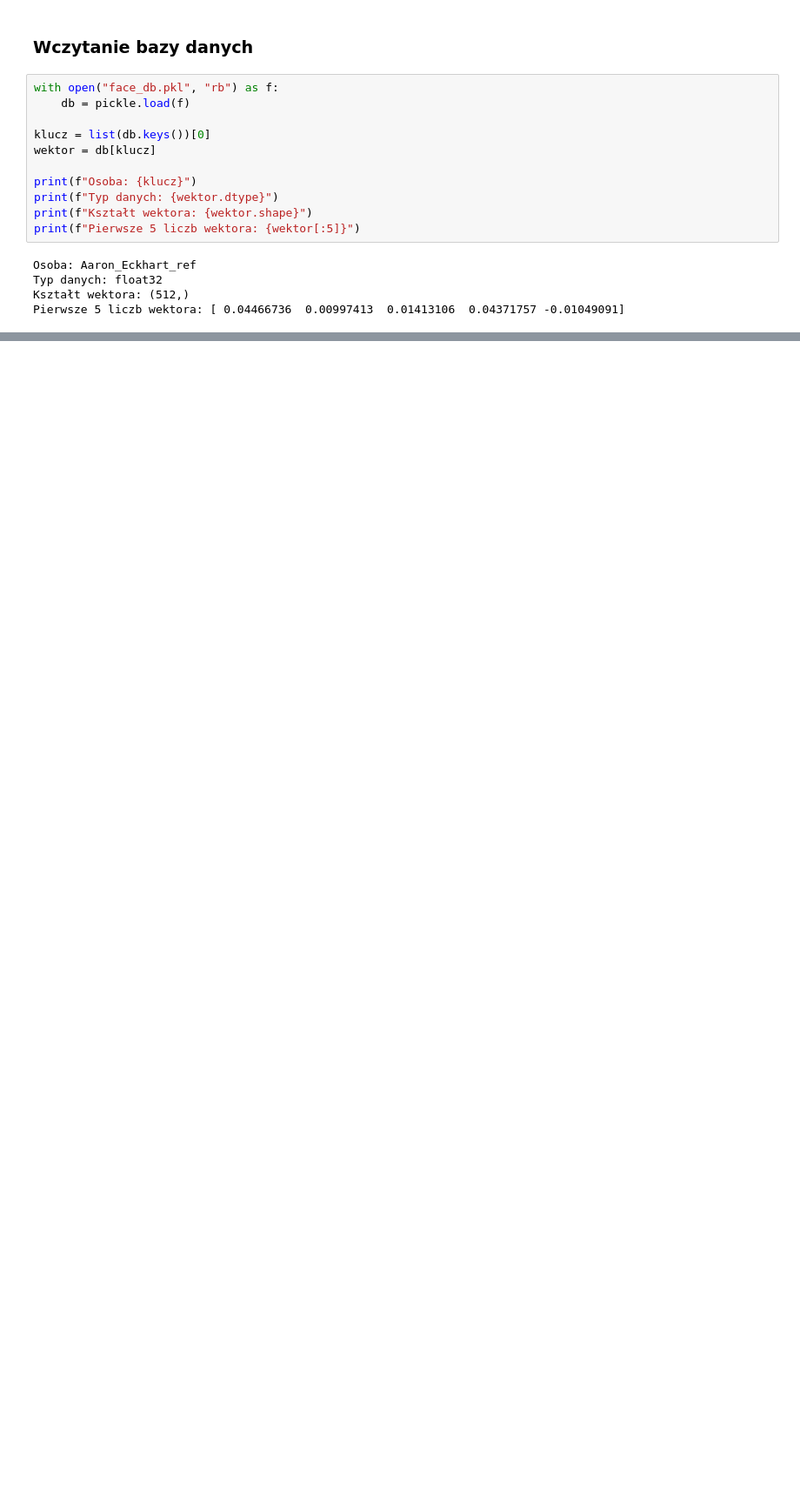
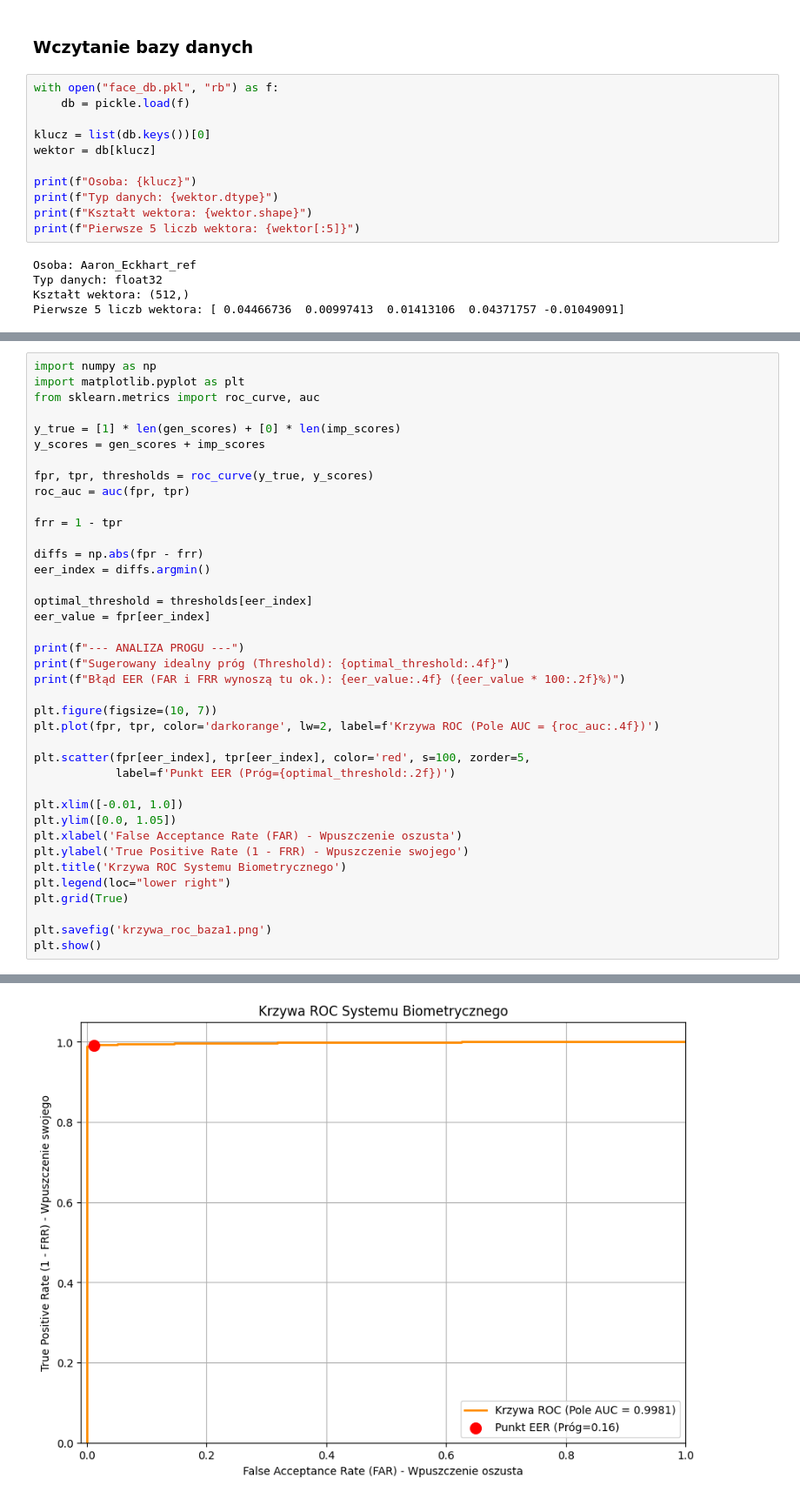
Before and after one commit to ala0702/facial-recognition-system, a Jupyter notebook: model.ipynb, the cells around one changed output, grey strips where cells are left out. Shown at 87% size. Cells and saved outputs as stored; diff of their text form; blank space fills up the shorter version.

```diff
--- a/model.ipynb
+++ b/model.ipynb
@@ -210,0 +339,40 @@ Pierwsze 5 liczb wektora: [ 0.04466736  0.00997413  0.01413106  0.04371757 -0.01
+# %%
+import numpy as np
+import matplotlib.pyplot as plt
+from sklearn.metrics import roc_curve, auc
+
+y_true = [1] * len(gen_scores) + [0] * len(imp_scores)
+y_scores = gen_scores + imp_scores
+
+fpr, tpr, thresholds = roc_curve(y_true, y_scores)
+roc_auc = auc(fpr, tpr)
+
+frr = 1 - tpr
+
+diffs = np.abs(fpr - frr)
+eer_index = diffs.argmin()
+
+optimal_threshold = thresholds[eer_index]
+eer_value = fpr[eer_index]
+
+print(f"--- ANALIZA PROGU ---")
+print(f"Sugerowany idealny próg (Threshold): {optimal_threshold:.4f}")
+print(f"Błąd EER (FAR i FRR wynoszą tu ok.): {eer_value:.4f} ({eer_value * 100:.2f}%)")
+
+plt.figure(figsize=(10, 7))
+plt.plot(fpr, tpr, color='darkorange', lw=2, label=f'Krzywa ROC (Pole AUC = {roc_auc:.4f})')
+
+plt.scatter(fpr[eer_index], tpr[eer_index], color='red', s=100, zorder=5,
+            label=f'Punkt EER (Próg={optimal_threshold:.2f})')
+
+plt.xlim([-0.01, 1.0])
+plt.ylim([0.0, 1.05])
+plt.xlabel('False Acceptance Rate (FAR) - Wpuszczenie oszusta')
+plt.ylabel('True Positive Rate (1 - FRR) - Wpuszczenie swojego')
+plt.title('Krzywa ROC Systemu Biometrycznego')
+plt.legend(loc="lower right")
+plt.grid(True)
+
+plt.savefig('krzywa_roc_baza1.png')
+plt.show()
+# %% [output]
@@ -210,0 +382 @@ Pierwsze 5 liczb wektora: [ 0.04466736  0.00997413  0.01413106  0.04371757 -0.01
+[figure, added]
```
Also changed, not shown: parts of 22 cells of this notebook, 10 other files.
